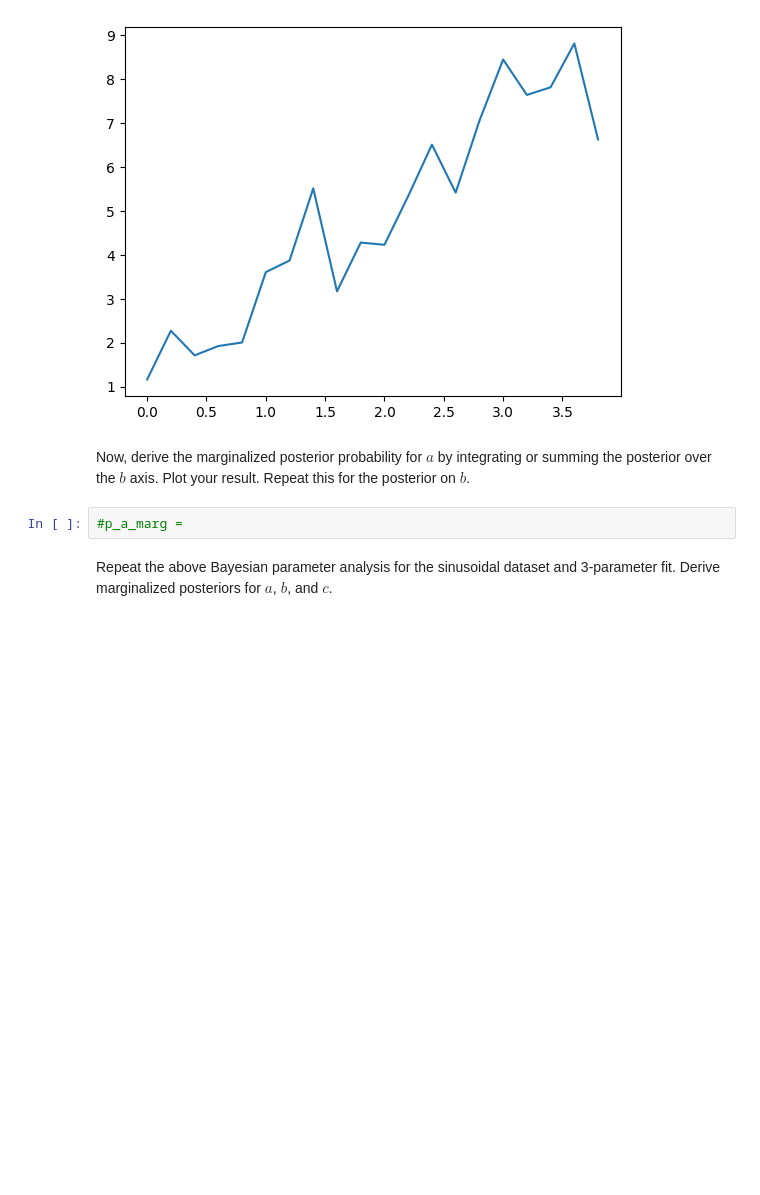
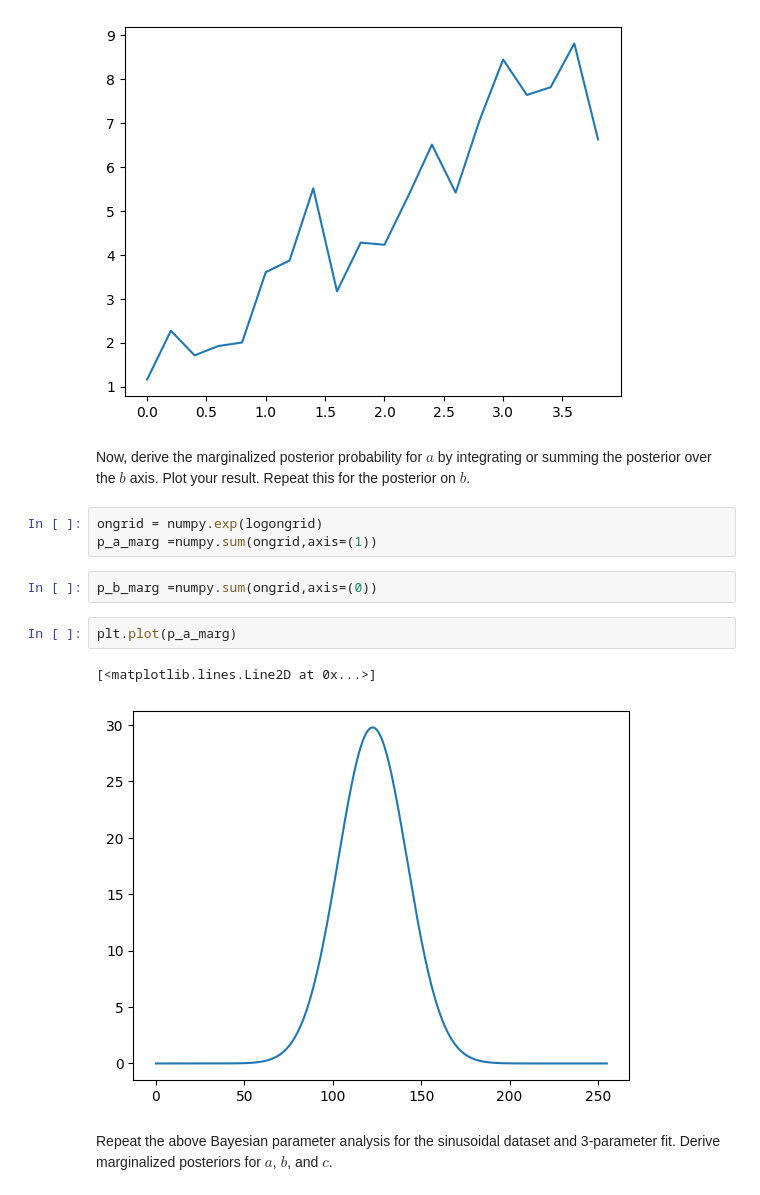
Before and after one commit to muskan097/Cambridge-Training---Data-Science, a Jupyter notebook: courseInfosysNotebookFinal.ipynb, the cells around one changed output. Cells and saved outputs as stored; diff of their text form; blank space fills up the shorter version.

```diff
--- a/courseInfosysNotebookFinal.ipynb
+++ b/courseInfosysNotebookFinal.ipynb
@@ -230,8 +230,16 @@ plt.imshow(np.exp(logongrid))
 [figure]
 # %% [markdown]
 Now, derive the marginalized posterior probability for $a$ by integrating or summing the posterior over the $b$ axis. Plot your result. Repeat this for the posterior on $b$.
-# %%
-#p_a_marg =
+# %%
+ongrid = numpy.exp(logongrid)
+p_a_marg =numpy.sum(ongrid,axis=(1))
+# %%
+p_b_marg =numpy.sum(ongrid,axis=(0))
+# %%
+plt.plot(p_a_marg)
+# %% [output]
+[<matplotlib.lines.Line2D at 0x...>]
+[figure, added]
 # %% [markdown]
 Repeat the above Bayesian parameter analysis for the sinusoidal dataset and 3-parameter fit. Derive marginalized posteriors for $a$, $b$, and $c$.
 # %%
```
Also changed, not shown: parts of 5 cells of this notebook.
